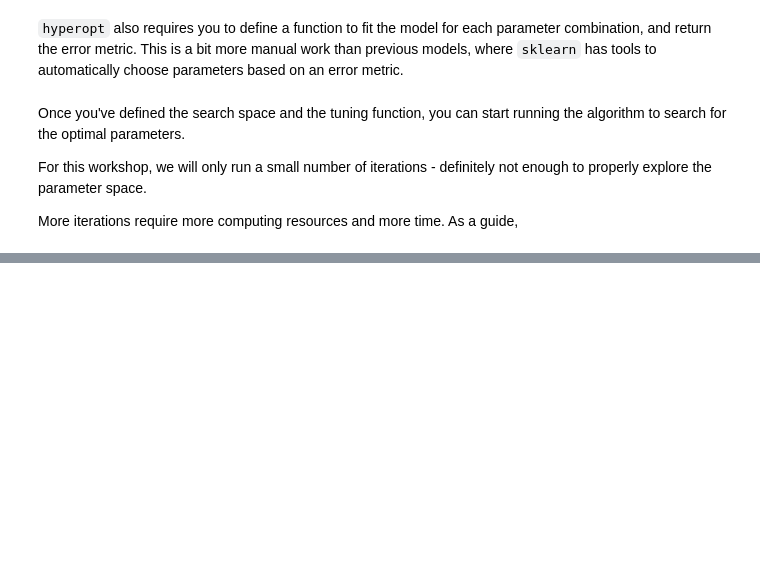
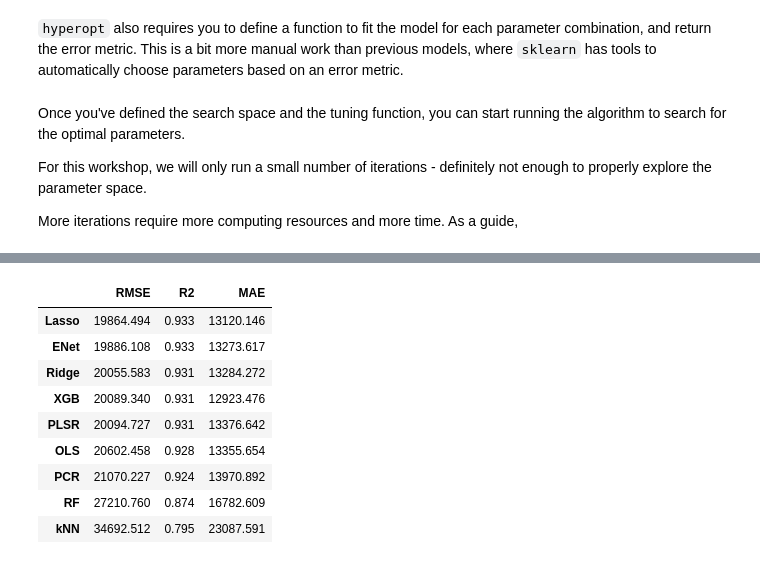
Before and after one commit to Sydney-Informatics-Hub/lessons-mlpy-flipped, a Jupyter notebook: course/notebooks/05a-XGBoostHyperopt.ipynb, the cells around one changed output, grey strips where cells are left out. Drawn from its saved outputs; the diff is of its cells as text; code cells hidden in the pictures; blank space fills up the shorter version.

```diff
--- a/course/notebooks/05a-XGBoostHyperopt.ipynb
+++ b/course/notebooks/05a-XGBoostHyperopt.ipynb
@@ -198,0 +281,16 @@ best_grid
+# %%
+assess_model_fit(models=[ames_ols_all, ames_ridge, ames_lasso, ames_enet, ames_pcr, ames_plsr, ames_rf, ames_knn, final_model],
+                 model_labels=['OLS','Ridge', 'Lasso', 'ENet','PCR','PLSR', 'RF', 'kNN', "XGB"],
+                 datasetX=ames_test_X,
+                 datasetY=ames_test_y).sort_values("RMSE")
+# %% [output]
+|  | RMSE | R2 | MAE |
+| Lasso | 19864.494 | 0.933 | 13120.146 |
+| ENet | 19886.108 | 0.933 | 13273.617 |
+| Ridge | 20055.583 | 0.931 | 13284.272 |
+| XGB | 20089.340 | 0.931 | 12923.476 |
+| PLSR | 20094.727 | 0.931 | 13376.642 |
+| OLS | 20602.458 | 0.928 | 13355.654 |
+| PCR | 21070.227 | 0.924 | 13970.892 |
+| RF | 27210.760 | 0.874 | 16782.609 |
+| kNN | 34692.512 | 0.795 | 23087.591 |
```
Also changed, not shown: parts of 8 cells of this notebook.
